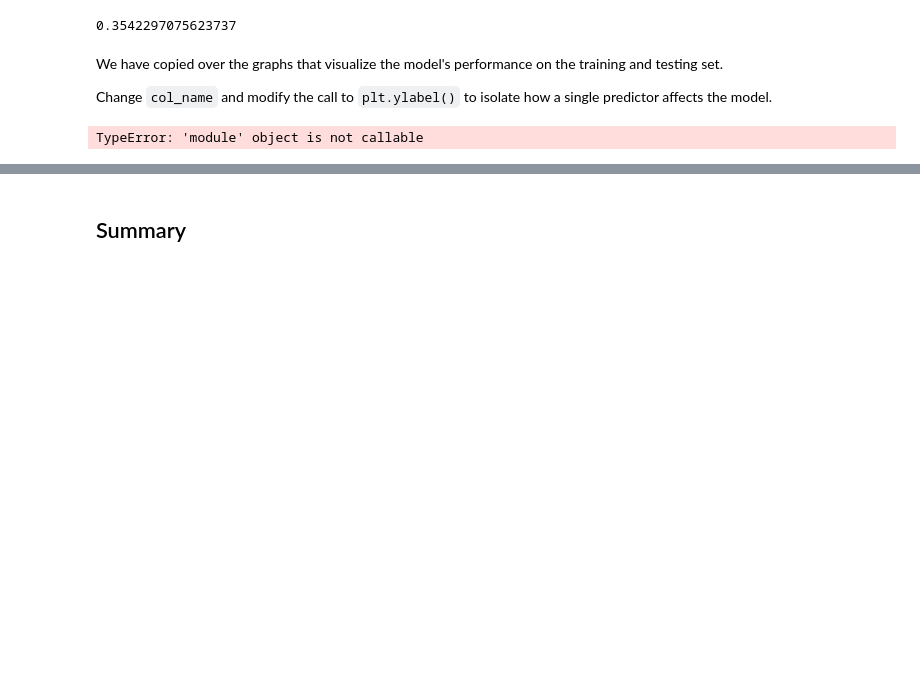
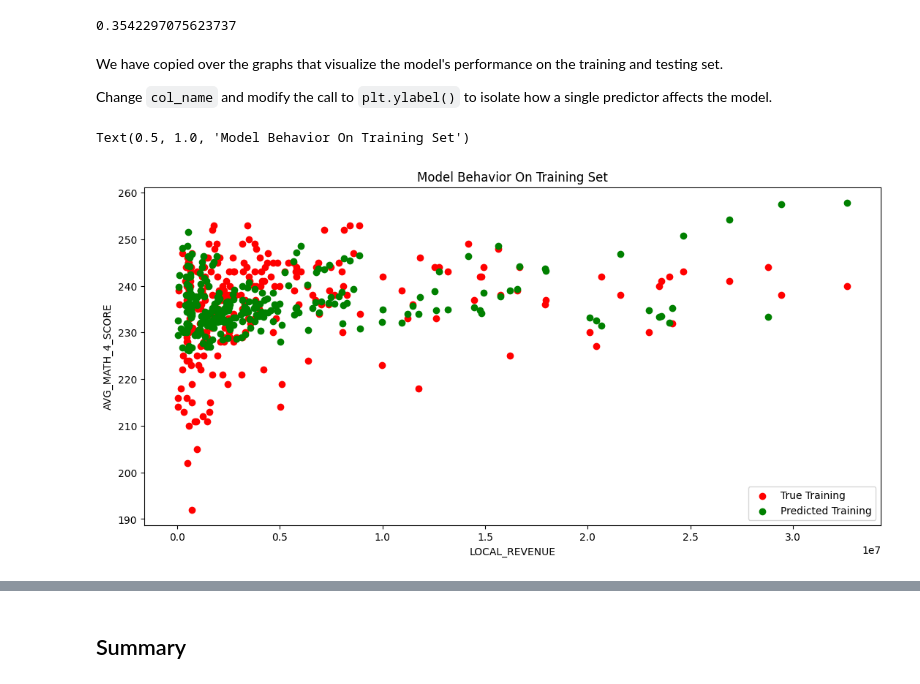
Before and after one commit to allyang10/MDST-Tutorial, a Jupyter notebook: tutorial1/checkpoint1.ipynb, the cells around one changed output, grey strips where cells are left out. Cells and saved outputs as stored; diff of their text form; code cells hidden in the pictures; blank space fills up the shorter version.

```diff
--- a/tutorial1/checkpoint1.ipynb
+++ b/tutorial1/checkpoint1.ipynb
@@ -211,17 +211,17 @@ We have copied over the graphs that visualize the model's performance on the tra
 
 Change `col_name` and modify the call to `plt.ylabel()` to isolate how a single predictor affects the model.
 # %%
-col_name = 'AVG_MATH_4_SCORE'
-import matplotlib as plt
+col_name = "LOCAL_REVENUE"
 
 f = plt.figure(figsize=(13,6))
 plt.scatter(X_train[col_name], y_train, color = "red")
 plt.scatter(X_train[col_name], model.predict(X_train), color = "green")
 
 plt.legend(['True Training','Predicted Training'])
 plt.xlabel(col_name)
-plt.ylabel('expenditure_per_student')
+plt.ylabel('AVG_MATH_4_SCORE')
 plt.title("Model Behavior On Training Set")
 # %% [output]
-TypeError: 'module' object is not callable
+Text(0.5, 1.0, 'Model Behavior On Training Set')
+[figure, added]
 # %%
```
Also changed, not shown: parts of 4 cells of this notebook, 1 other file.
